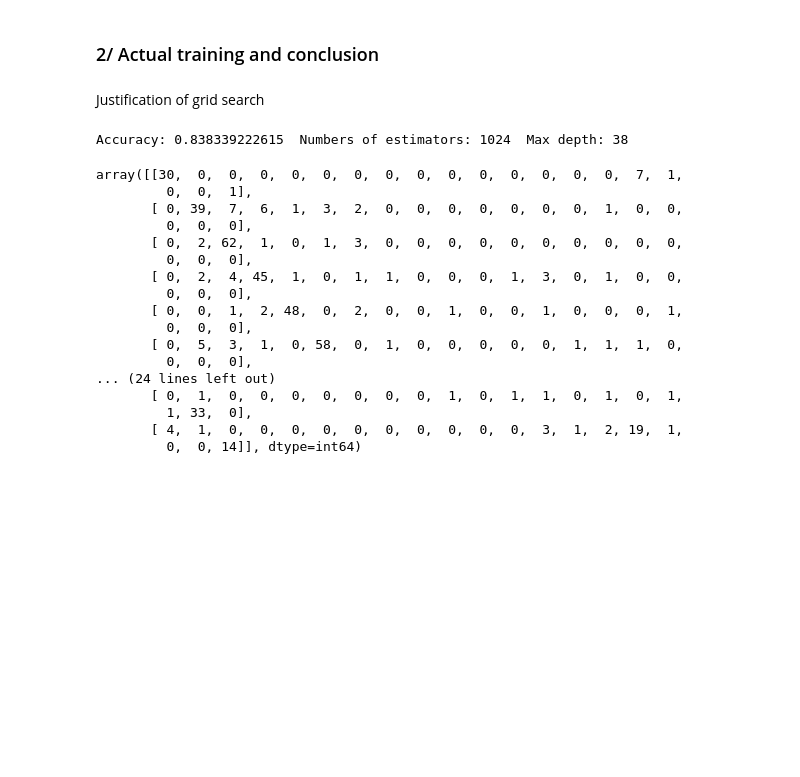
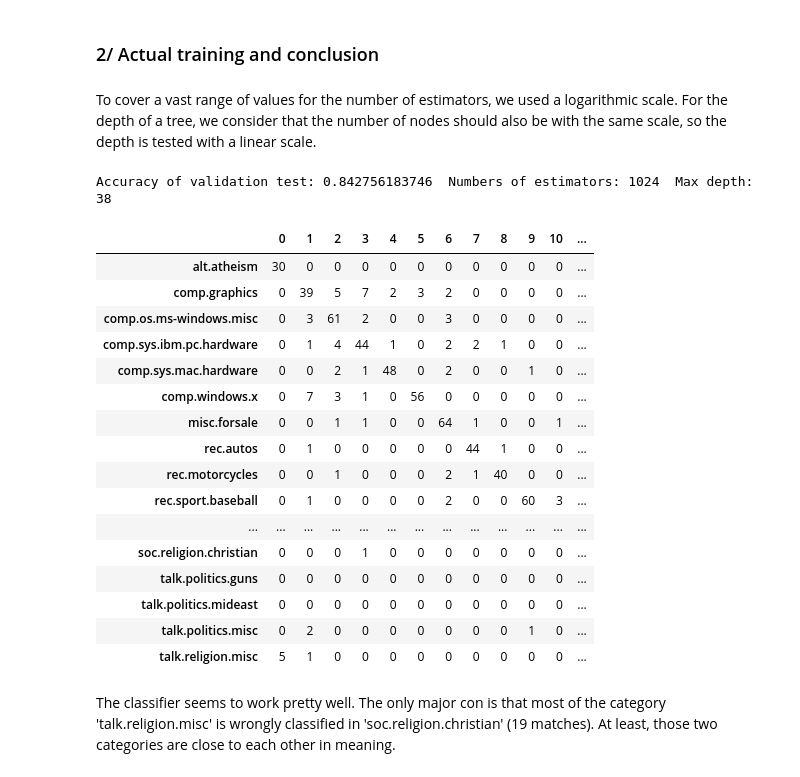
Before and after one commit to Redouane-Elghazi/ADA_ENPantouFLeS, a Jupyter notebook: HW4/hw4.ipynb, the cells around one changed output. Saved outputs shown, nothing was run; the diff lists cells and outputs as text; code cells hidden in the pictures; blank space fills up the shorter version.

```diff
--- a/HW4/hw4.ipynb
+++ b/HW4/hw4.ipynb
@@ -506,8 +510,8 @@ valid_data = vectors[t[int(size*.9):]]
 valid_target = newsgroups_train.target[t[int(size*.9):]]
 # %% [markdown]
 ### 2/ Actual training and conclusion
-# %% [markdown]
-Justification of grid search
+# %% [markdown]
+To cover a vast range of values for the number of estimators, we used a logarithmic scale. For the depth of a tree, we consider that the number of nodes should also be with the same scale, so the depth is tested with a linear scale.
 # %%
 #List of (accuracy,parameters,classifier)
 liste = []
@@ -528,35 +532,41 @@ for i in [4**i for i in range(1,6)]:
 liste.sort()
 clf = liste[-1][-1]
 
-print("Accuracy:",liste[-1][0]," Numbers of estimators:",liste[-1][1][0]," Max depth:",liste[-1][1][1])
+print("Accuracy of validation test:",liste[-1][0]," Numbers of estimators:",liste[-1][1][0]," Max depth:",liste[-1][1][1])
 # %% [output]
-Accuracy: 0.838339222615  Numbers of estimators: 1024  Max depth: 38
+Accuracy of validation test: 0.842756183746  Numbers of estimators: 1024  Max depth: 38
 # %%
 #Output on testing set
 pred = clf.predict(test_data)
 
 #Confusion matrix
 confusion = confusion_matrix(test_target,pred)
 
-confusion
+#We create a dataFrame to add the names with it, but only on the rows
+#to keep the width small so that the whole matrix is visible in one go
+db = pd.DataFrame(confusion)
+db.index = newsgroups_train.target_names
+db
 # %% [output]
-array([[30,  0,  0,  0,  0,  0,  0,  0,  0,  0,  0,  0,  0,  0,  0,  7,  1,
-         0,  0,  1],
-       [ 0, 39,  7,  6,  1,  3,  2,  0,  0,  0,  0,  0,  0,  0,  1,  0,  0,
-         0,  0,  0],
-       [ 0,  2, 62,  1,  0,  1,  3,  0,  0,  0,  0,  0,  0,  0,  0,  0,  0,
-         0,  0,  0],
-       [ 0,  2,  4, 45,  1,  0,  1,  1,  0,  0,  0,  1,  3,  0,  1,  0,  0,
-         0,  0,  0],
-       [ 0,  0,  1,  2, 48,  0,  2,  0,  0,  1,  0,  0,  1,  0,  0,  0,  1,
-         0,  0,  0],
-       [ 0,  5,  3,  1,  0, 58,  0,  1,  0,  0,  0,  0,  0,  1,  1,  1,  0,
-         0,  0,  0],
-... (24 lines left out)
-       [ 0,  1,  0,  0,  0,  0,  0,  0,  0,  1,  0,  1,  1,  0,  1,  0,  1,
-         1, 33,  0],
-       [ 4,  1,  0,  0,  0,  0,  0,  0,  0,  0,  0,  0,  3,  1,  2, 19,  1,
-         0,  0, 14]], dtype=int64)
+|  | 0 | 1 | 2 | 3 | 4 | 5 | 6 | 7 | 8 | 9 | 10 | ... |
+| alt.atheism | 30 | 0 | 0 | 0 | 0 | 0 | 0 | 0 | 0 | 0 | 0 | ... |
+| comp.graphics | 0 | 39 | 5 | 7 | 2 | 3 | 2 | 0 | 0 | 0 | 0 | ... |
+| comp.os.ms-windows.misc | 0 | 3 | 61 | 2 | 0 | 0 | 3 | 0 | 0 | 0 | 0 | ... |
+| comp.sys.ibm.pc.hardware | 0 | 1 | 4 | 44 | 1 | 0 | 2 | 2 | 1 | 0 | 0 | ... |
+| comp.sys.mac.hardware | 0 | 0 | 2 | 1 | 48 | 0 | 2 | 0 | 0 | 1 | 0 | ... |
+| comp.windows.x | 0 | 7 | 3 | 1 | 0 | 56 | 0 | 0 | 0 | 0 | 0 | ... |
+| misc.forsale | 0 | 0 | 1 | 1 | 0 | 0 | 64 | 1 | 0 | 0 | 1 | ... |
+| rec.autos | 0 | 1 | 0 | 0 | 0 | 0 | 0 | 44 | 1 | 0 | 0 | ... |
+| rec.motorcycles | 0 | 0 | 1 | 0 | 0 | 0 | 2 | 1 | 40 | 0 | 0 | ... |
+| rec.sport.baseball | 0 | 1 | 0 | 0 | 0 | 0 | 2 | 0 | 0 | 60 | 3 | ... |
+| ... | ... | ... | ... | ... | ... | ... | ... | ... | ... | ... | ... | ... |
+| soc.religion.christian | 0 | 0 | 0 | 1 | 0 | 0 | 0 | 0 | 0 | 0 | 0 | ... |
+| talk.politics.guns | 0 | 0 | 0 | 0 | 0 | 0 | 0 | 0 | 0 | 0 | 0 | ... |
+| talk.politics.mideast | 0 | 0 | 0 | 0 | 0 | 0 | 0 | 0 | 0 | 0 | 0 | ... |
+| talk.politics.misc | 0 | 2 | 0 | 0 | 0 | 0 | 0 | 0 | 0 | 1 | 0 | ... |
+| talk.religion.misc | 5 | 1 | 0 | 0 | 0 | 0 | 0 | 0 | 0 | 0 | 0 | ... |
+# %% [markdown]
+The classifier seems to work pretty well. The only major con is that most of the category 'talk.religion.misc' is wrongly classified in 'soc.religion.christian' (19 matches). At least, those two categories are close to each other in meaning.
 # %%
 #Analyzing important features
 
```
Also changed, not shown: parts of 6 cells of this notebook.
